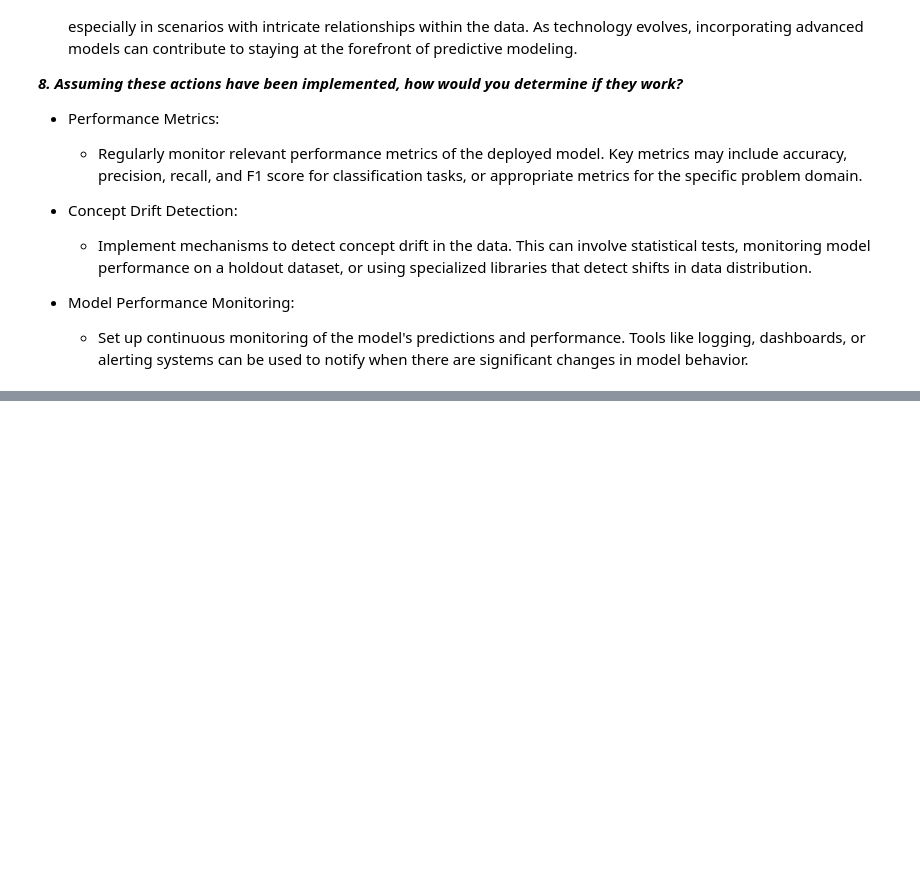
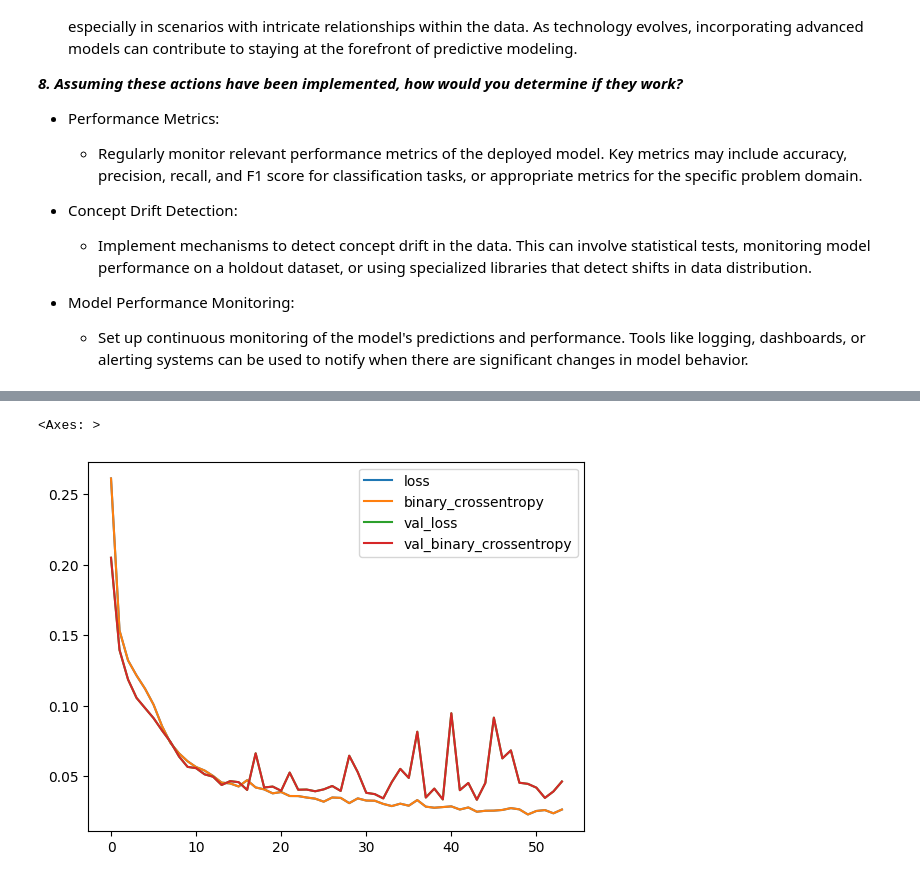
Before and after one commit to SarkarPriyanshu/DataScienceAssign, a Jupyter notebook: Internship_Task_Fraud_Detection.ipynb, the cells around one changed output, grey strips where cells are left out. Cells and saved outputs as stored; diff of their text form; code cells hidden in the pictures; blank space fills up the shorter version.

```diff
--- a/Internship_Task_Fraud_Detection.ipynb
+++ b/Internship_Task_Fraud_Detection.ipynb
@@ -1500,0 +1525,16 @@ SVM_params
+# %%
+model = Sequential()
+model.add(Input(shape=5))
+model.add(Dense(units=32,activation='relu',kernel_initializer='he_normal'))
+model.add(BatchNormalization())
+model.add(Dense(units=32,activation='relu',kernel_initializer='he_normal'))
+model.add(BatchNormalization())
+model.add(Dense(units=1,activation='sigmoid'))
+
+
+model.compile(optimizer=Adam(learning_rate=0.001),loss='binary_crossentropy',metrics='binary_crossentropy')
+# %%
+pipe = ModelPipeline(None,StandardScaler)
+# %%
+X_train_transformed = pipe.fit_transform(X_train,y_train)
+X_val_transformed = pipe.fit_transform(X_val,y_val)
@@ -1500,0 +1545,7 @@ SVM_params
+# %%
+Es = EarlyStopping(
+    monitor="val_binary_crossentropy",
+    patience=10,
+    mode="min"
+)
+model.fit(X_train_transformed,y_train,batch_size=128,epochs=500,validation_data=(X_val_transformed,y_val),callbacks=[Es])
@@ -1500,0 +1571,5 @@ SVM_params
+# %%
+pd.DataFrame(model.history.history).plot()
+# %% [output]
+<Axes: >
+[figure, added]
```
Also changed, not shown: parts of 17 cells of this notebook.
